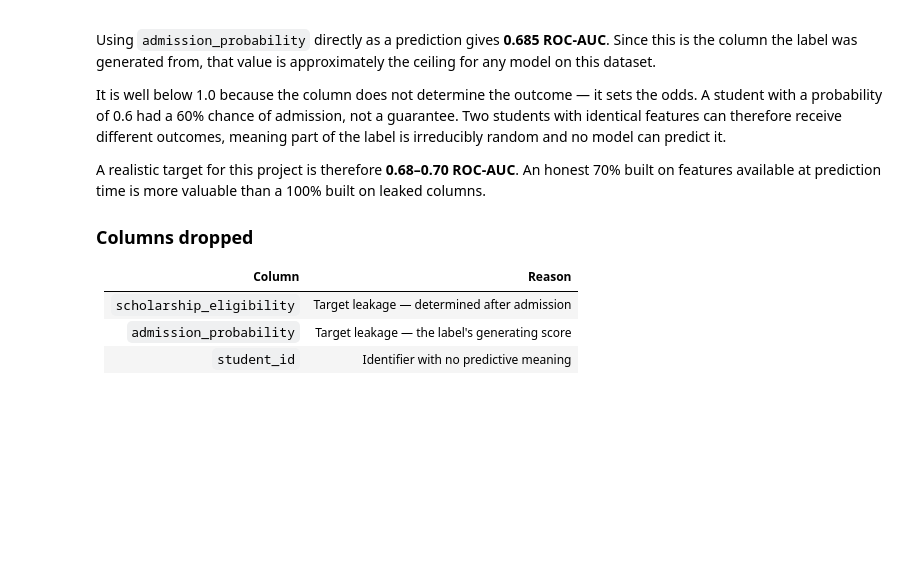
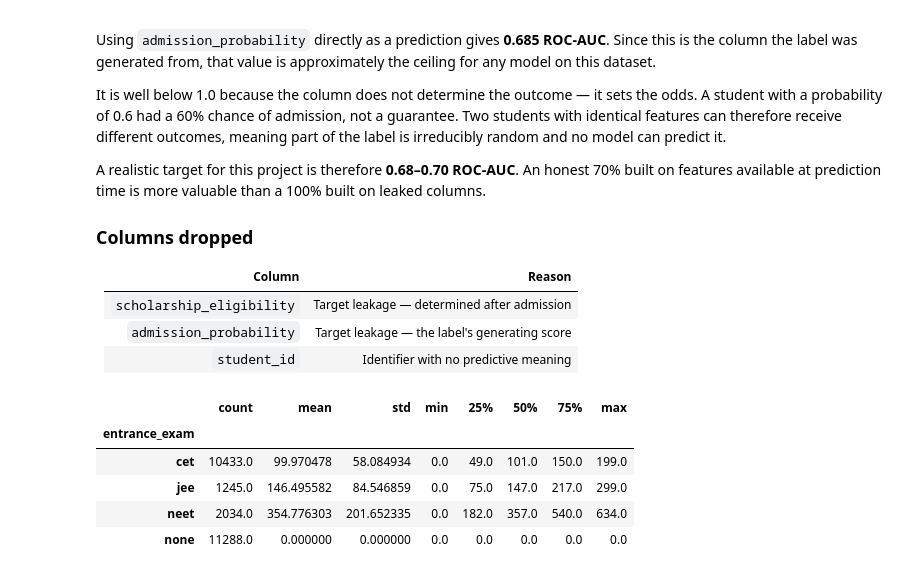
Before and after one commit to Jatin15012/college-admission-mlflow, a Jupyter notebook: notebooks/01_eda.ipynb, the cells around one changed output. Saved outputs shown, nothing was run; the diff lists cells and outputs as text; code cells hidden in the pictures; blank space fills up the shorter version.

```diff
--- a/notebooks/01_eda.ipynb
+++ b/notebooks/01_eda.ipynb
@@ -158,3 +158,12 @@ columns.
 | `scholarship_eligibility` | Target leakage — determined after admission |
 | `admission_probability` | Target leakage — the label's generating score |
 | `student_id` | Identifier with no predictive meaning |
+# %%
+df.groupby('entrance_exam')['entrance_score'].describe()
+# %% [output]
+|  | count | mean | std | min | 25% | 50% | 75% | max |
+| entrance_exam |  |  |  |  |  |  |  |  |
+| cet | 10433.0 | 99.970478 | 58.084934 | 0.0 | 49.0 | 101.0 | 150.0 | 199.0 |
+| jee | 1245.0 | 146.495582 | 84.546859 | 0.0 | 75.0 | 147.0 | 217.0 | 299.0 |
+| neet | 2034.0 | 354.776303 | 201.652335 | 0.0 | 182.0 | 357.0 | 540.0 | 634.0 |
+| none | 11288.0 | 0.000000 | 0.000000 | 0.0 | 0.0 | 0.0 | 0.0 | 0.0 |
```
Also changed, not shown: parts of 4 cells of this notebook.
